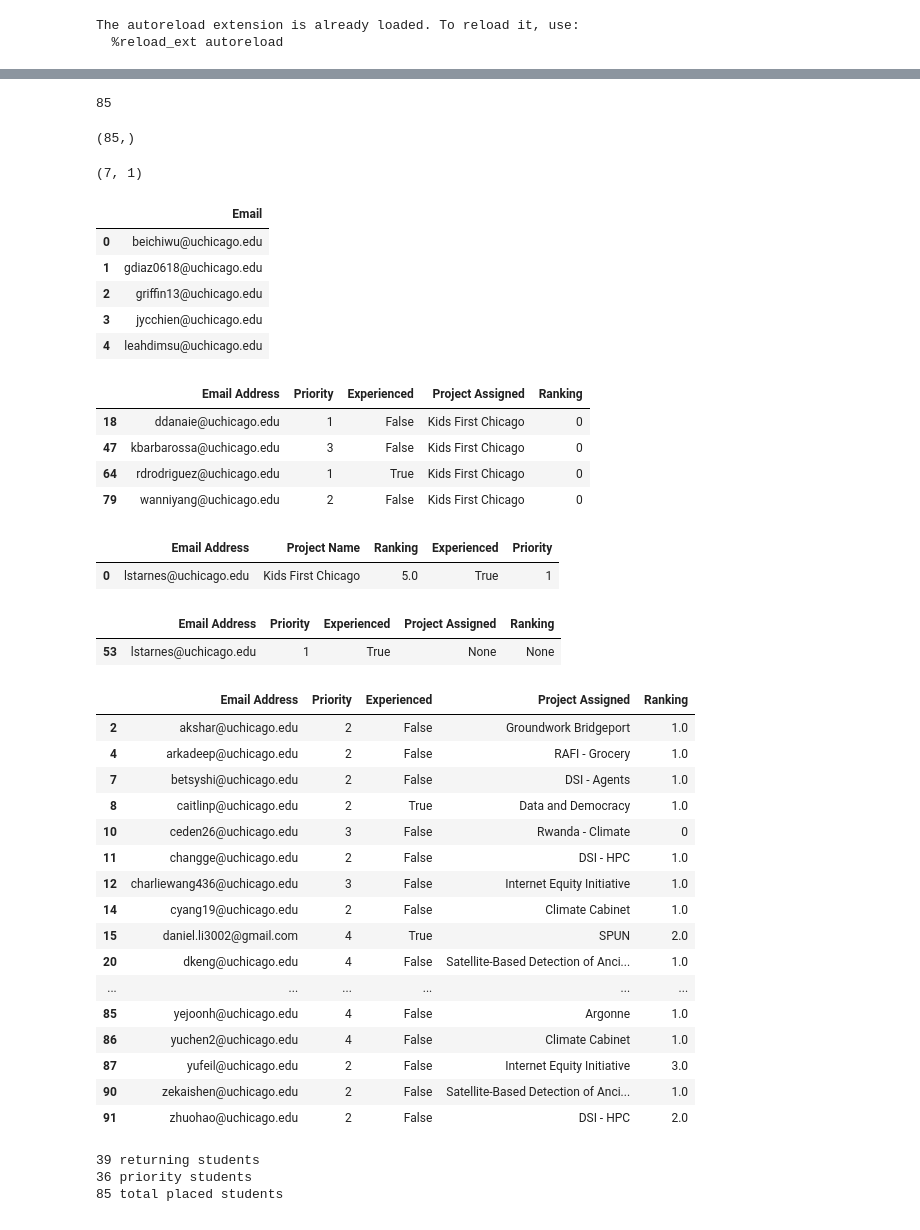
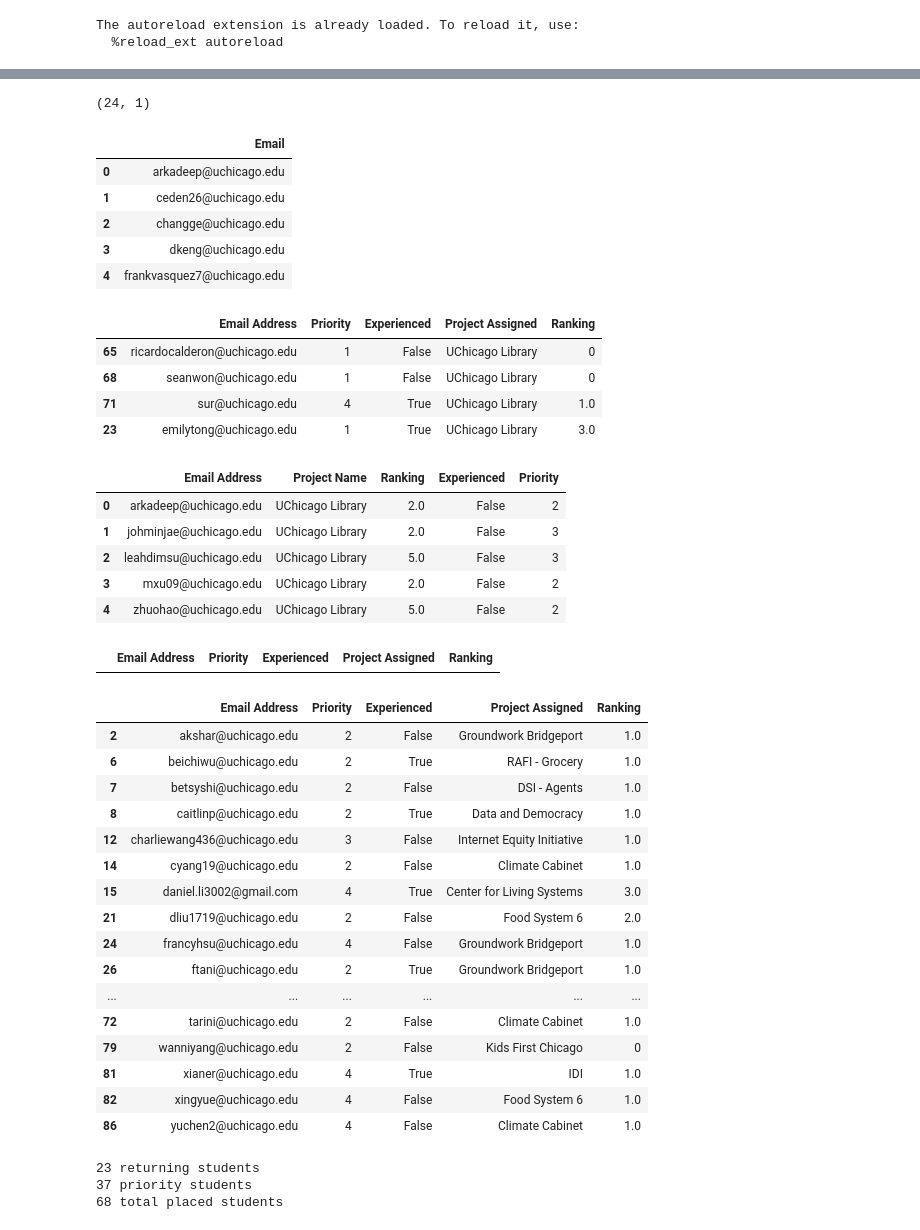
Before and after one commit to dsi-clinic/the-clinic, a Jupyter notebook: admin/matching/notebooks/matching.ipynb, the cells around one changed output, grey strips where cells are left out. Saved outputs shown, nothing was run; the diff lists cells and outputs as text; code cells hidden in the pictures.

```diff
--- a/admin/matching/notebooks/matching.ipynb
+++ b/admin/matching/notebooks/matching.ipynb
@@ -21,17 +21,18 @@ from utils.utils import (
 The autoreload extension is already loaded. To reload it, use:
   %reload_ext autoreload
 # %%
-file_location = "../data/Spring 25 Matching_mini.xlsx"
-prioritized_students = []#"kbarbarossa@uchicago.edu"]
-deprioritized_students = []#"hsjpaul@uchicago.edu","wanniyang@uchicago.edu","nalinb@uchicago.edu"]
-technical_project_list = []#"Argonne", "Center for Living Systems", "CMAP", "Satellite-Based Detection of Ancient Water Systems", "SPUN"]
-drop_project_list = []#"Satellite-Based Detection of Ancient Water Systems", "SPUN"]
+file_location = "../data/Spring 25 Matching.xlsx"
+prioritized_students = ["kbarbarossa@uchicago.edu"]
+deprioritized_students = ["nalinb@uchicago.edu"]
+technical_project_list = ["Argonne", "Center for Living Systems", "CMAP", "Satellite-Based Detection of Ancient Water Systems", "SPUN"]
+drop_project_list = ["Satellite-Based Detection of Ancient Water Systems", "SPUN"]
+not_running_anymore = ["Morningstar", "Rwanda - Landslides", "Rwanda - Climate", "BDC","Invenergy", "IRC","Fermi - Simulations","RAFI - Poultry"]
 
-application_df, forced_assignments = process_applications(file_location, deprioritized_students, prioritized_students)
+application_df, forced_assignments = process_applications(file_location, deprioritized_students, prioritized_students, not_running_anymore)
 
 data_to_process_dict = generate_data(application_df, technical_project_list)
 
-priority_weights = [5, 10, 15, 20]
+priority_weights = [1,1,1,1]
 max_students = {}
 all_project_list = data_to_process_dict.pop("all_project_list")
 
@@ -96,8 +96,0 @@ roster.head()
-# %%
-print(roster.shape[0])
-# %% [output]
-85
-# %%
-print(roster["Email"].unique().shape)
-# %% [output]
-(85,)
@@ -108,64 +104,67 @@ rejections.to_csv("../data/rejections.csv", index=False)
 print(rejections.shape)
 rejections.head()
 # %% [output]
-(7, 1)
+(24, 1)
 |  | Email |
-| 0 | beichiwu@uchicago.edu |
-| 1 | gdiaz0618@uchicago.edu |
-| 2 | griffin13@uchicago.edu |
-| 3 | jycchien@uchicago.edu |
-| 4 | leahdimsu@uchicago.edu |
+| 0 | arkadeep@uchicago.edu |
+| 1 | ceden26@uchicago.edu |
+| 2 | changge@uchicago.edu |
+| 3 | dkeng@uchicago.edu |
+| 4 | frankvasquez7@uchicago.edu |
 # %%
 assert roster.shape[0] + rejections.shape[0] == application_df.shape[0], 'Mismatched size'
 # %%
-project_to_comp = "Kids First Chicago"
+project_to_comp = "UChicago Library"
 
 list_of_not_assigned = list(assignment_df.loc[(assignment_df.Ranking.isna()), "Email Address"])
 prefs_df = data_to_process_dict["ranking"].copy()
 unmatched_prefs = prefs_df.loc[(prefs_df.loc[:, "Project Name"] == project_to_comp) & prefs_df.loc[:, "Email Address"].isin(list_of_not_assigned)
              & (prefs_df.Ranking < 100), :]
 
 unmatched_info = pd.merge(unmatched_prefs, assignment_df.loc[:, ["Email Address", "Experienced", "Priority"]], how="left", on="Email Address")
 
 matched = assignment_df.loc[(assignment_df.loc[:, "Project Assigned"] == project_to_comp), :]
 display(matched.sort_values("Ranking"))
 
 display(unmatched_info)
 # %% [output]
 |  | Email Address | Priority | Experienced | Project Assigned | Ranking |
-| 18 | ddanaie@uchicago.edu | 1 | False | Kids First Chicago | 0 |
-| 47 | kbarbarossa@uchicago.edu | 3 | False | Kids First Chicago | 0 |
-| 64 | rdrodriguez@uchicago.edu | 1 | True | Kids First Chicago | 0 |
-| 79 | wanniyang@uchicago.edu | 2 | False | Kids First Chicago | 0 |
+| 65 | ricardocalderon@uchicago.edu | 1 | False | UChicago Library | 0 |
+| 68 | seanwon@uchicago.edu | 1 | False | UChicago Library | 0 |
+| 71 | sur@uchicago.edu | 4 | True | UChicago Library | 1.0 |
+| 23 | emilytong@uchicago.edu | 1 | True | UChicago Library | 3.0 |
 |  | Email Address | Project Name | Ranking | Experienced | Priority |
-| 0 | lstarnes@uchicago.edu | Kids First Chicago | 5.0 | True | 1 |
+| 0 | arkadeep@uchicago.edu | UChicago Library | 2.0 | False | 2 |
+| 1 | johminjae@uchicago.edu | UChicago Library | 2.0 | False | 3 |
+| 2 | leahdimsu@uchicago.edu | UChicago Library | 5.0 | False | 3 |
+| 3 | mxu09@uchicago.edu | UChicago Library | 2.0 | False | 2 |
+| 4 | zhuohao@uchicago.edu | UChicago Library | 5.0 | False | 2 |
 # %%
 # Priority students that were not assigned to a project
 assignment_df[(assignment_df["Priority"] == 1) & (assignment_df["Project Assigned"].isna())]
 # %% [output]
 |  | Email Address | Priority | Experienced | Project Assigned | Ranking |
-| 53 | lstarnes@uchicago.edu | 1 | True | None | None |
 # %%
 # Non-priority students that were assigned to a project
 assignment_df[(assignment_df["Project Assigned"].notna()) & (assignment_df["Priority"] > 1)]
 # %% [output]
 |  | Email Address | Priority | Experienced | Project Assigned | Ranking |
 | 2 | akshar@uchicago.edu | 2 | False | Groundwork Bridgeport | 1.0 |
-| 4 | arkadeep@uchicago.edu | 2 | False | RAFI - Grocery | 1.0 |
+| 6 | beichiwu@uchicago.edu | 2 | True | RAFI - Grocery | 1.0 |
 | 7 | betsyshi@uchicago.edu | 2 | False | DSI - Agents | 1.0 |
 | 8 | caitlinp@uchicago.edu | 2 | True | Data and Democracy | 1.0 |
-| 10 | ceden26@uchicago.edu | 3 | False | Rwanda - Climate | 0 |
-| 11 | changge@uchicago.edu | 2 | False | DSI - HPC | 1.0 |
 | 12 | charliewang436@uchicago.edu | 3 | False | Internet Equity Initiative | 1.0 |
 | 14 | cyang19@uchicago.edu | 2 | False | Climate Cabinet | 1.0 |
-| 15 | daniel.li3002@gmail.com | 4 | True | SPUN | 2.0 |
-| 20 | dkeng@uchicago.edu | 4 | False | Satellite-Based Detection of Anci... | 1.0 |
+| 15 | daniel.li3002@gmail.com | 4 | True | Center for Living Systems | 3.0 |
+| 21 | dliu1719@uchicago.edu | 2 | False | Food System 6 | 2.0 |
+| 24 | francyhsu@uchicago.edu | 4 | False | Groundwork Bridgeport | 1.0 |
+| 26 | ftani@uchicago.edu | 2 | True | Groundwork Bridgeport | 1.0 |
 | ... | ... | ... | ... | ... | ... |
-| 85 | yejoonh@uchicago.edu | 4 | False | Argonne | 1.0 |
+| 72 | tarini@uchicago.edu | 2 | False | Climate Cabinet | 1.0 |
+| 79 | wanniyang@uchicago.edu | 2 | False | Kids First Chicago | 0 |
+| 81 | xianer@uchicago.edu | 4 | True | IDI | 1.0 |
+| 82 | xingyue@uchicago.edu | 4 | False | Food System 6 | 1.0 |
 | 86 | yuchen2@uchicago.edu | 4 | False | Climate Cabinet | 1.0 |
-| 87 | yufeil@uchicago.edu | 2 | False | Internet Equity Initiative | 3.0 |
-| 90 | zekaishen@uchicago.edu | 2 | False | Satellite-Based Detection of Anci... | 1.0 |
-| 91 | zhuohao@uchicago.edu | 2 | False | DSI - HPC | 2.0 |
 # %%
 n_return = assignment_df[(assignment_df["Project Assigned"].notna()) & (assignment_df["Ranking"] == 0)].shape[0]
 n_priority = assignment_df[(assignment_df["Priority"] == 1)].shape[0]
@@ -175,9 +174,9 @@ print(f"{n_return} returning students")
 print(f"{n_priority} priority students")
 print(f"{n_placed} total placed students")
 # %% [output]
-39 returning students
-36 priority students
-85 total placed students
+23 returning students
+37 priority students
+68 total placed students
 # %%
 # All students that were assigned
 assignment_df[(assignment_df["Project Assigned"].notna())][['Email Address', 'Project Assigned']]
```
Also changed, not shown: parts of 7 cells of this notebook, 1 other file.
